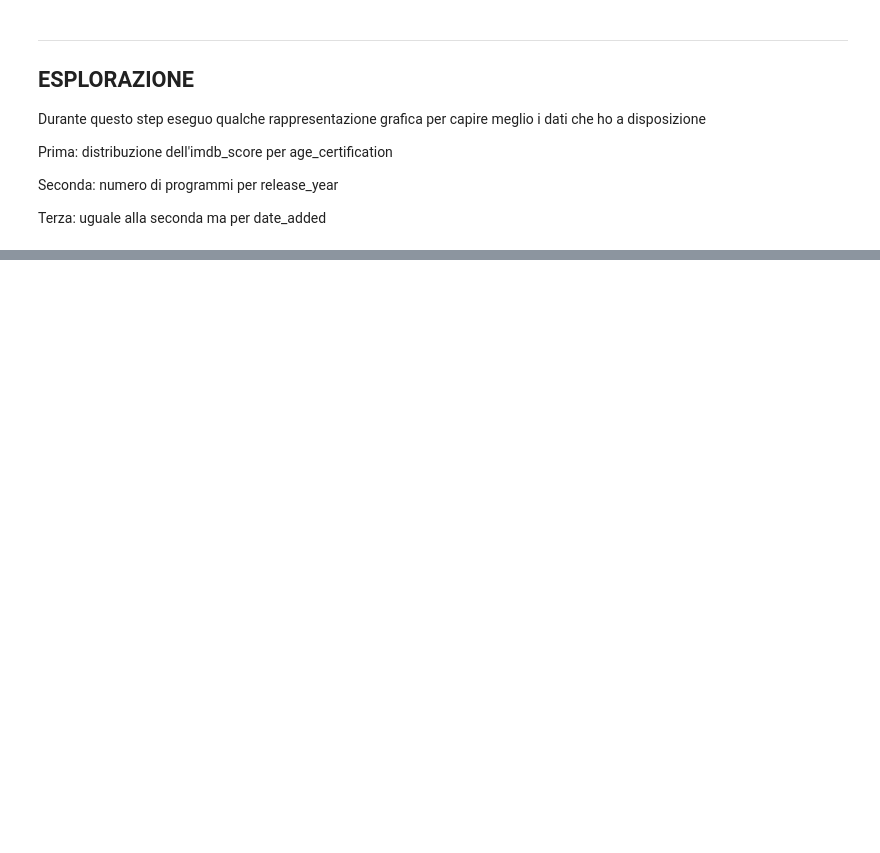
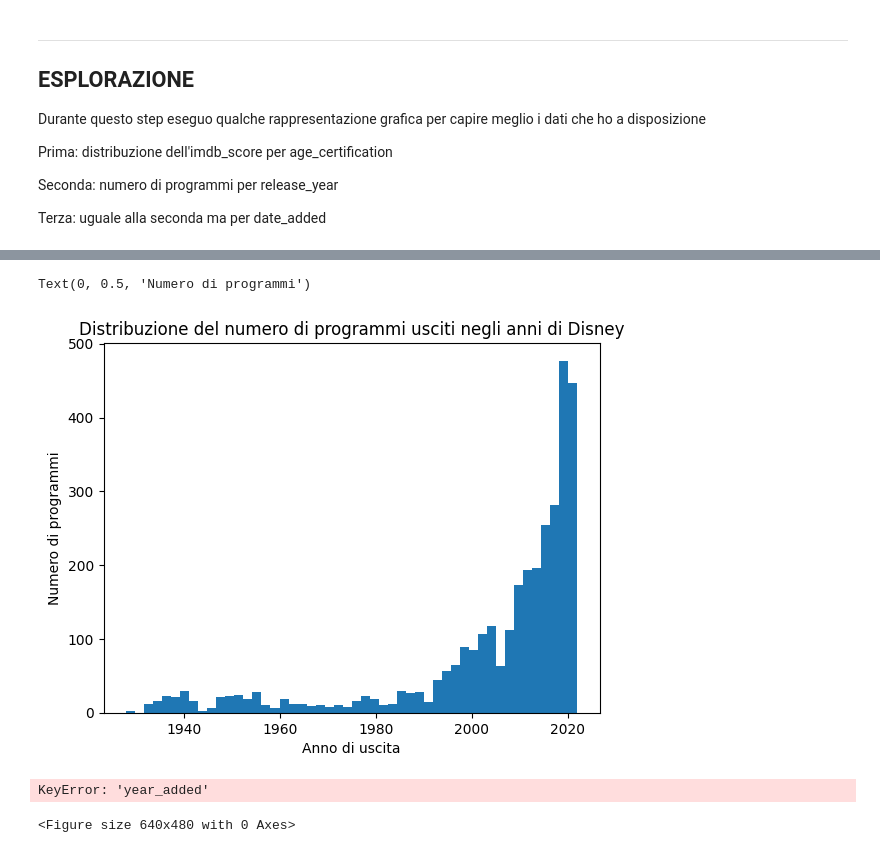
Before and after one commit to edotaggaedo/Progetto_finale_IDS, a Jupyter notebook: Progetto_Finale/ProgFin.ipynb, the cells around one changed output, grey strips where cells are left out. Drawn from its saved outputs; the diff is of its cells as text; code cells hidden in the pictures; blank space fills up the shorter version.

```diff
--- a/Progetto_Finale/ProgFin.ipynb
+++ b/Progetto_Finale/ProgFin.ipynb
@@ -309,0 +344,29 @@ TypeError: 'value' must be an instance of str or bytes, not a float
+# %%
+# SECONDA
+
+# Visualizzo un istogramma per rappresentare il numero di programmi usciti negli anni
+
+plt.figure()
+plt.hist(disney_titles_combinata['release_year'], bins=50)
+plt.title('Distribuzione del numero di programmi usciti negli anni di Disney')
+plt.xlabel('Anno di uscita')
+plt.ylabel('Numero di programmi')
+# %% [output]
+Text(0, 0.5, 'Numero di programmi')
+[figure, added]
+# %%
+# TERZA
+# Dato che si tratta di una colonna con molti valori nulli, inizialmente elimino le righe con valore nan nella colonna year_added
+
+amazon_titles_combinata_aux = amazon_titles_combinata['year_added'].drop_duplicates(keep=False)
+
+# Quindi rappresento con un istogramma il numero di programmi aggiunti negli anni
+
+plt.figure()
+plt.hist(amazon_titles_combinata_aux['year_added'], bins=50)
+plt.title('Distribuzione del numero di programmi aggiunti negli anni di Amazon')
+plt.xlabel('Anno di aggiunta')
+plt.ylabel('Numero di programmi')
+# %% [output]
+KeyError: 'year_added'
+<Figure size 640x480 with 0 Axes>
```
Also changed, not shown: parts of 8 cells of this notebook.
